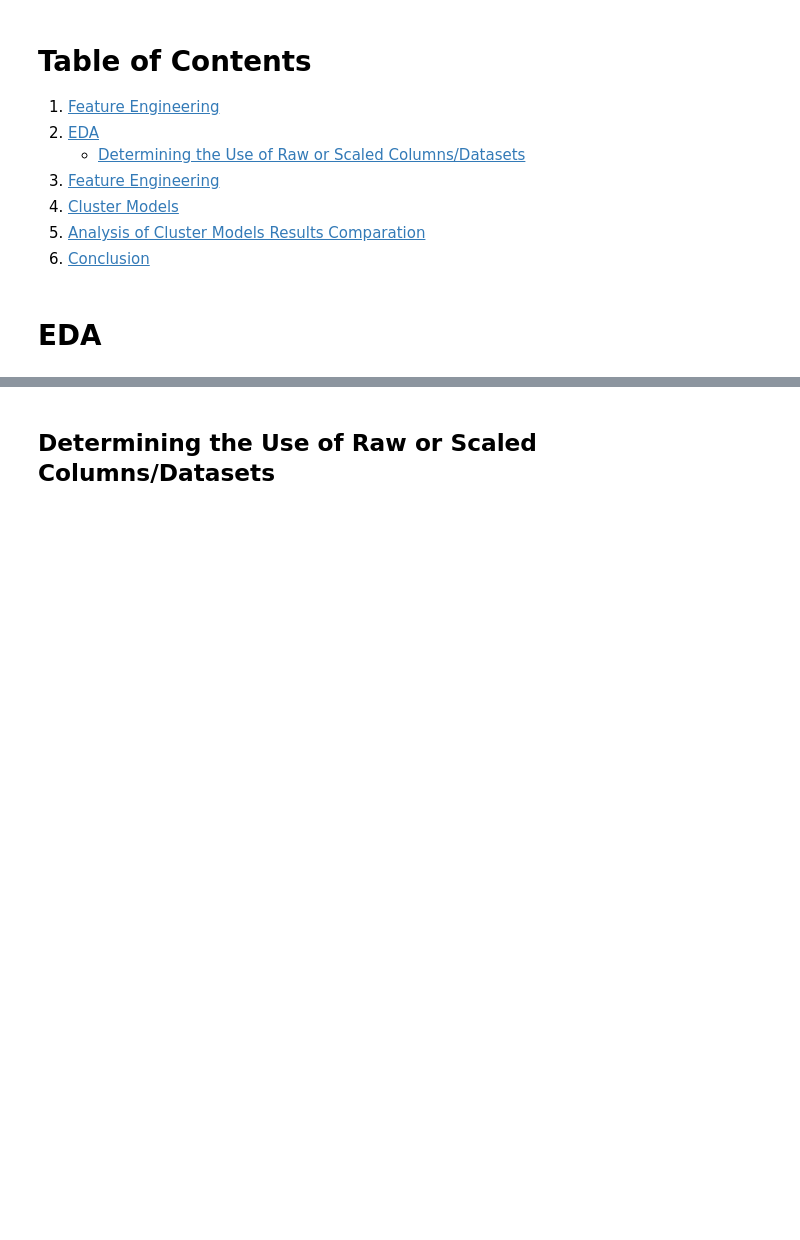
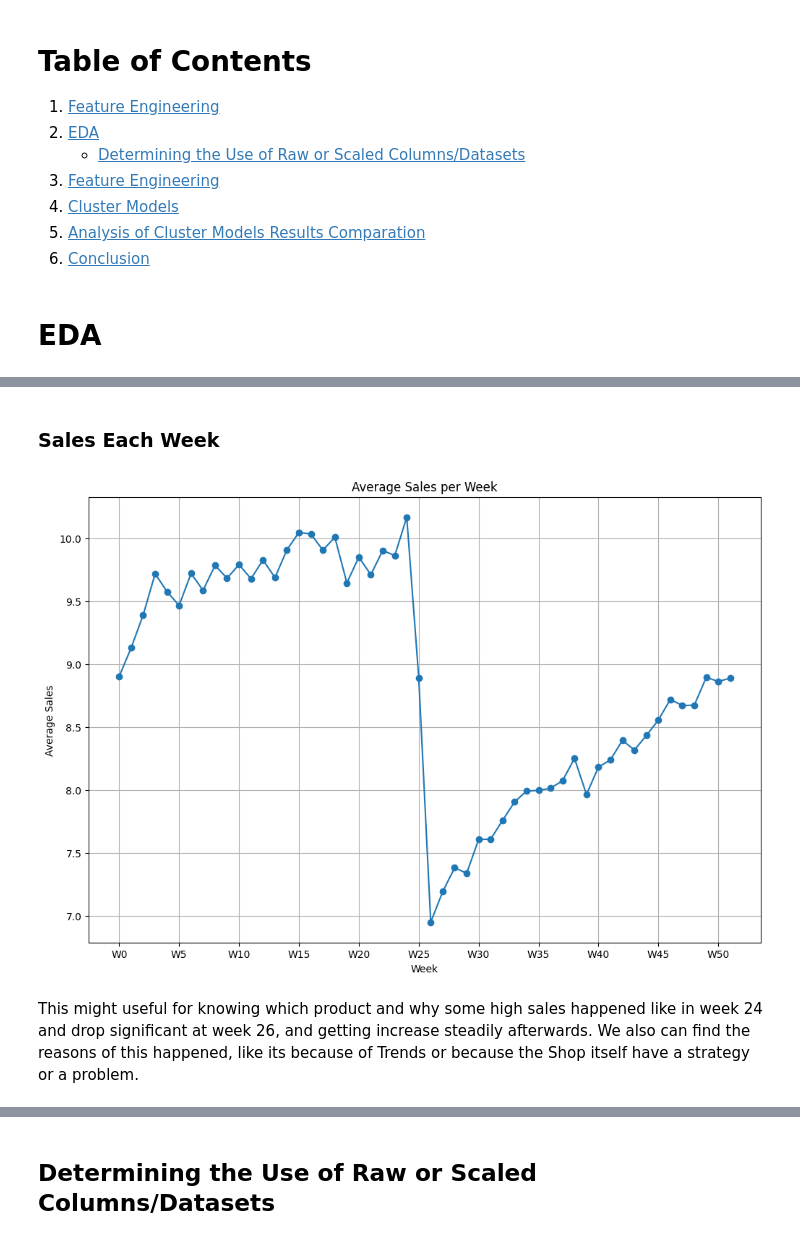
Before and after one commit to pwawiwa/ClusteringTask, a Jupyter notebook: Final.ipynb, the cells around one changed output, grey strips where cells are left out. Drawn from its saved outputs; the diff is of its cells as text; code cells hidden in the pictures; blank space fills up the shorter version.

```diff
--- a/Final.ipynb
+++ b/Final.ipynb
@@ -25,0 +65,16 @@ dfn = df.drop(df.columns[0:55], axis=1) # this is a normalized data
+# %% [markdown]
+### Sales Each Week
+# %%
+plt.figure(figsize=(12, 8))
+plt.plot(df[df.columns[1:53]].mean(), marker='o', linestyle='-')
+plt.title('Average Sales per Week')
+plt.xlabel('Week')
+plt.ylabel('Average Sales')
+plt.xticks(range(0, 52, 5))  # Show every 5th week for clarity
+plt.grid(True)
+plt.show()
+# %% [output]
+[figure, added]
+# %% [markdown]
+This might useful for knowing which product and why some high sales happened like in week 24 and drop significant at week 26, and getting  increase steadily afterwards.
+We also can find the reasons of this happened, like its because of Trends or because the Shop itself have a strategy or a problem.
```
Also changed, not shown: parts of 29 cells of this notebook.
